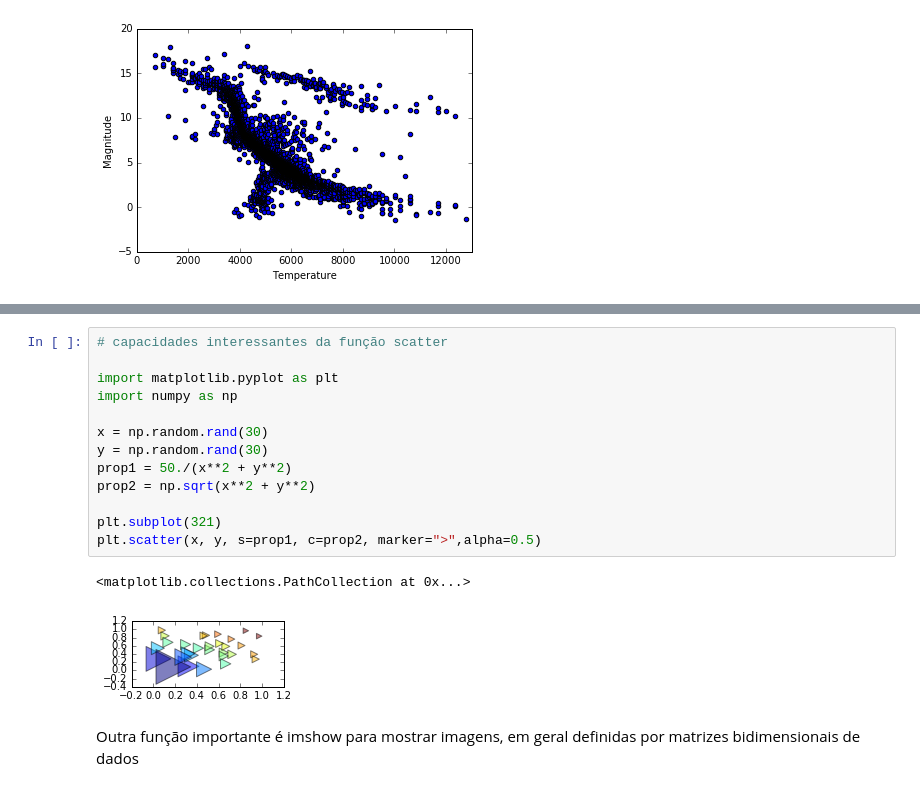
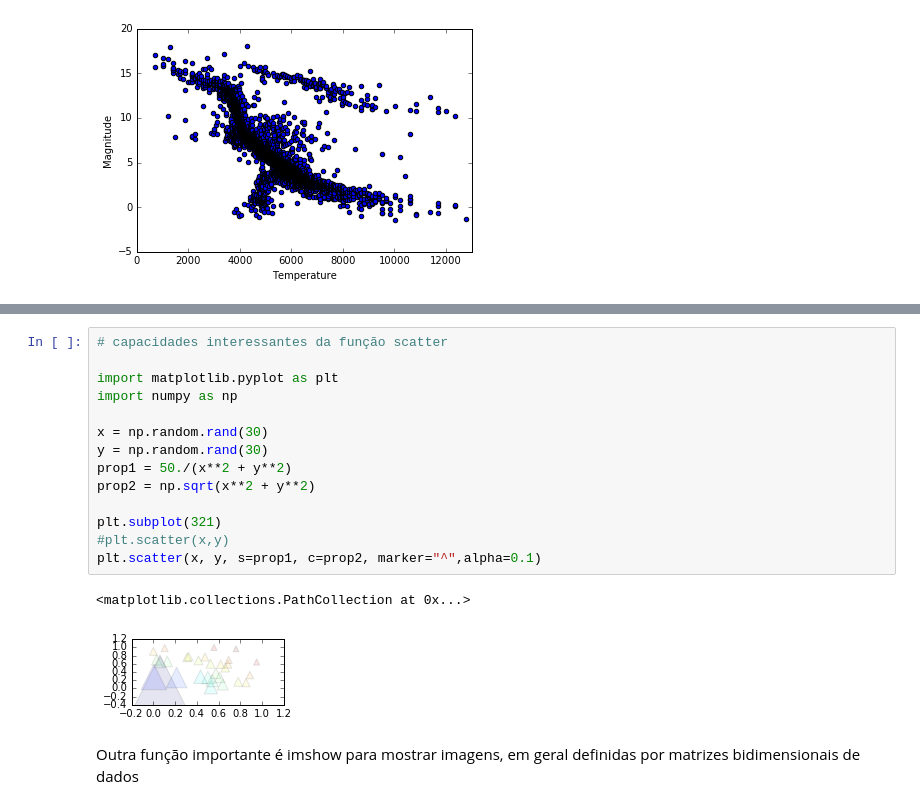
Before and after one commit to hektor-monteiro/python-notebooks, a Jupyter notebook: aula-6.ipynb, the cells around one changed output, grey strips where cells are left out. Cells and saved outputs as stored; diff of their text form.

```diff
--- a/aula-6.ipynb
+++ b/aula-6.ipynb
@@ -219,18 +236,19 @@ plt.show()
 # %%
 # capacidades interessantes da função scatter
 
 import matplotlib.pyplot as plt
 import numpy as np
 
 x = np.random.rand(30)
 y = np.random.rand(30)
 prop1 = 50./(x**2 + y**2)
 prop2 = np.sqrt(x**2 + y**2)
 
 plt.subplot(321)
-plt.scatter(x, y, s=prop1, c=prop2, marker=">",alpha=0.5)
+#plt.scatter(x,y)
+plt.scatter(x, y, s=prop1, c=prop2, marker="^",alpha=0.1)
 # %% [output]
 <matplotlib.collections.PathCollection at 0x...>
-[figure, old version]
+[figure, new version]
 # %% [markdown]
 Outra função importante é imshow para mostrar imagens, em geral definidas por matrizes bidimensionais de dados
```
Also changed, not shown: parts of 16 cells of this notebook.
